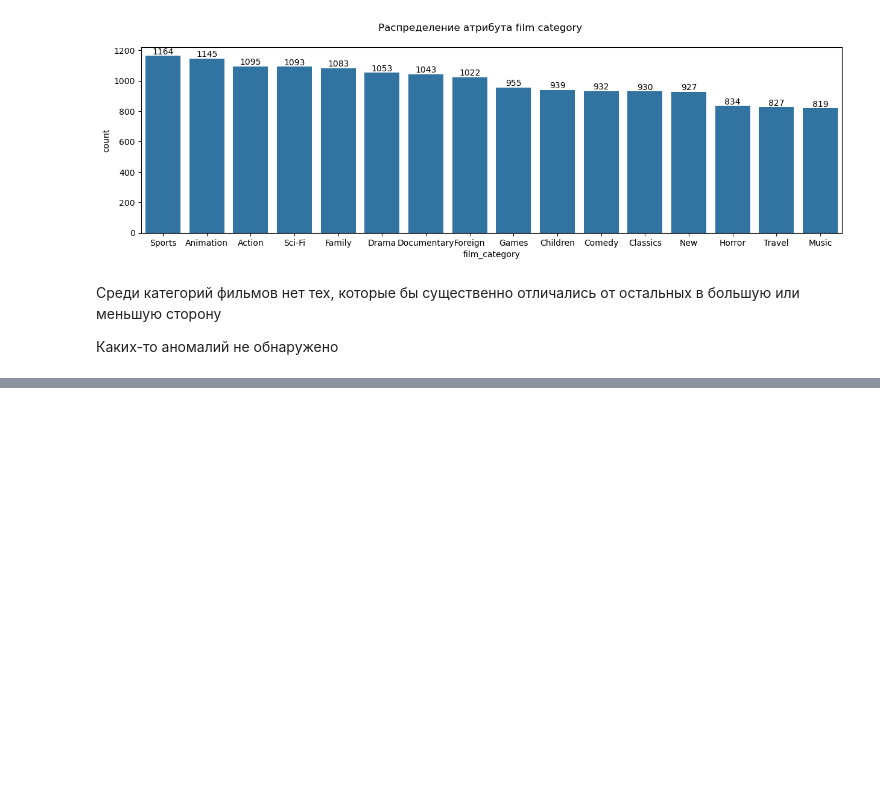
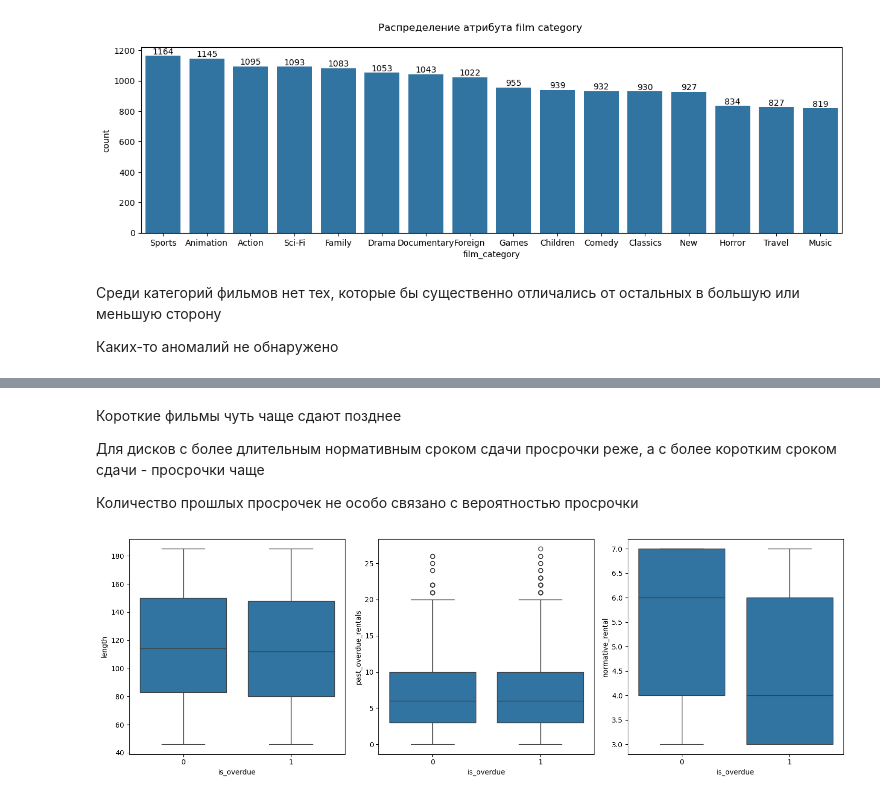
Before and after one commit to tea4erman/Innopolis-2026, a Jupyter notebook: Python/Innopolis_2026_AI_Architect_Attest_1_Sample.ipynb, the cells around one changed output, grey strips where cells are left out. Cells and saved outputs as stored; diff of their text form; code cells hidden in the pictures; blank space fills up the shorter version.

```diff
--- a/Python/Innopolis_2026_AI_Architect_Attest_1_Sample.ipynb
+++ b/Python/Innopolis_2026_AI_Architect_Attest_1_Sample.ipynb
@@ -312,0 +380,15 @@ plt.show()
+# %% [markdown]
+Короткие фильмы чуть чаще сдают позднее
+
+Для дисков с более длительным нормативным сроком сдачи просрочки реже, а с более коротким сроком сдачи - просрочки чаще
+
+Количество прошлых просрочек не особо связано с вероятностью просрочки
+# %%
+fig, ax = plt.subplots(1, 3, figsize = (15, 5))
+sns.boxplot(y = "length", data = df, x = "is_overdue", ax = ax[0])
+sns.boxplot(y = "past_overdue_rentals", data = df, x = "is_overdue", ax = ax[1])
+sns.boxplot(y = "normative_rental", data = df, x = "is_overdue", ax = ax[2])
+plt.tight_layout()
+plt.show()
+# %% [output]
+[figure, added]
```
Also changed, not shown: parts of 16 cells of this notebook.
